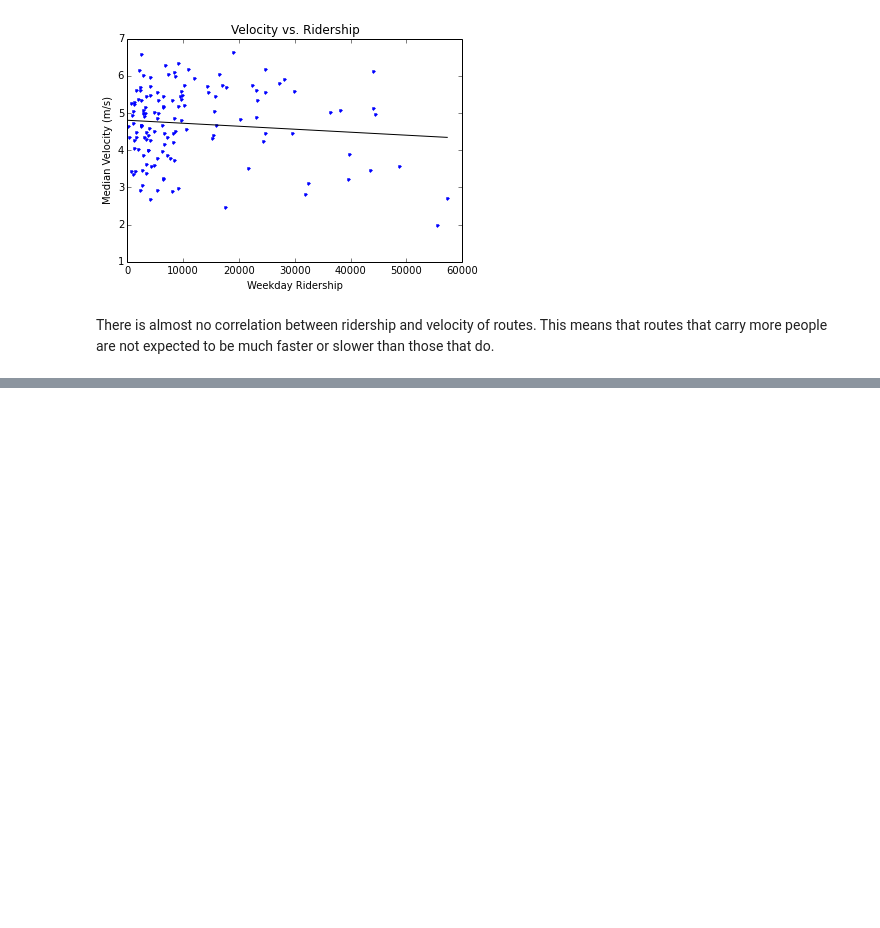
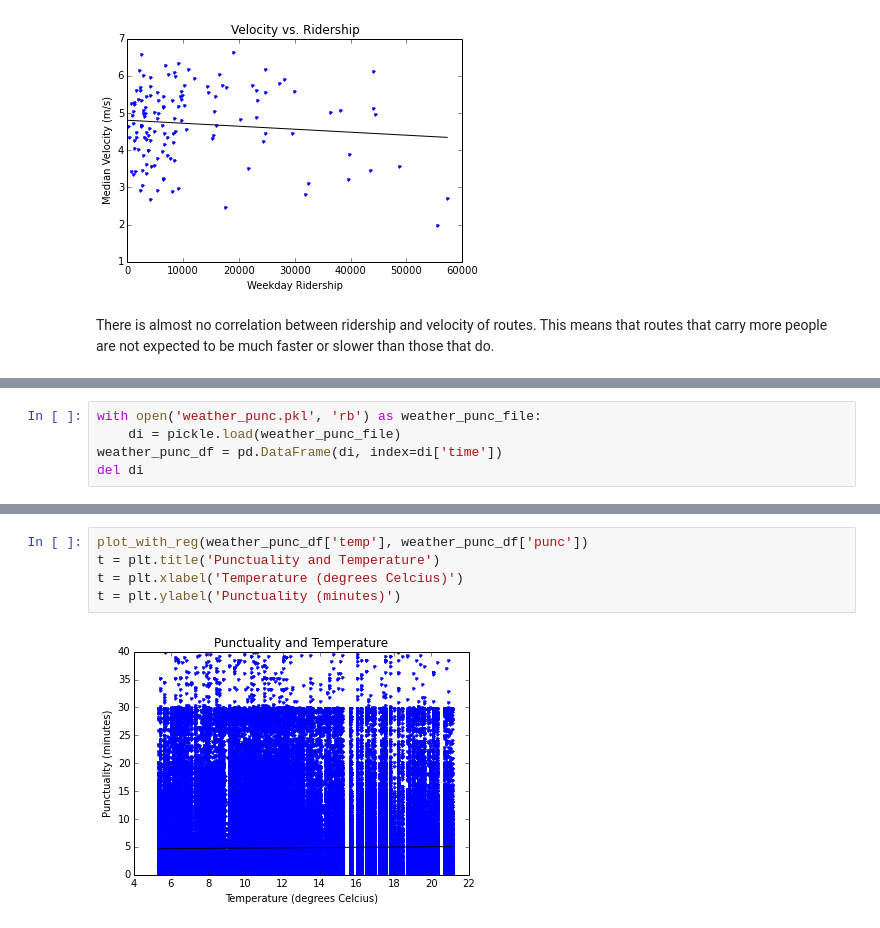
Before and after one commit to ericye16/TTC-Report, a Jupyter notebook: Report4.ipynb, the cells around one changed output, grey strips where cells are left out. Saved outputs shown, nothing was run; the diff lists cells and outputs as text; blank space fills up the shorter version.

Commit message:
weather!

```diff
--- a/Report4.ipynb
+++ b/Report4.ipynb
@@ -406,0 +436,5 @@ There is almost no correlation between ridership and velocity of routes. This me
+# %%
+with open('weather_punc.pkl', 'rb') as weather_punc_file:
+    di = pickle.load(weather_punc_file)
+weather_punc_df = pd.DataFrame(di, index=di['time'])
+del di
@@ -406,0 +461,7 @@ There is almost no correlation between ridership and velocity of routes. This me
+# %%
+plot_with_reg(weather_punc_df['temp'], weather_punc_df['punc'])
+t = plt.title('Punctuality and Temperature')
+t = plt.xlabel('Temperature (degrees Celcius)')
+t = plt.ylabel('Punctuality (minutes)')
+# %% [output]
+[figure, added]
```
Also changed, not shown: parts of 8 cells of this notebook, 1 other file.
